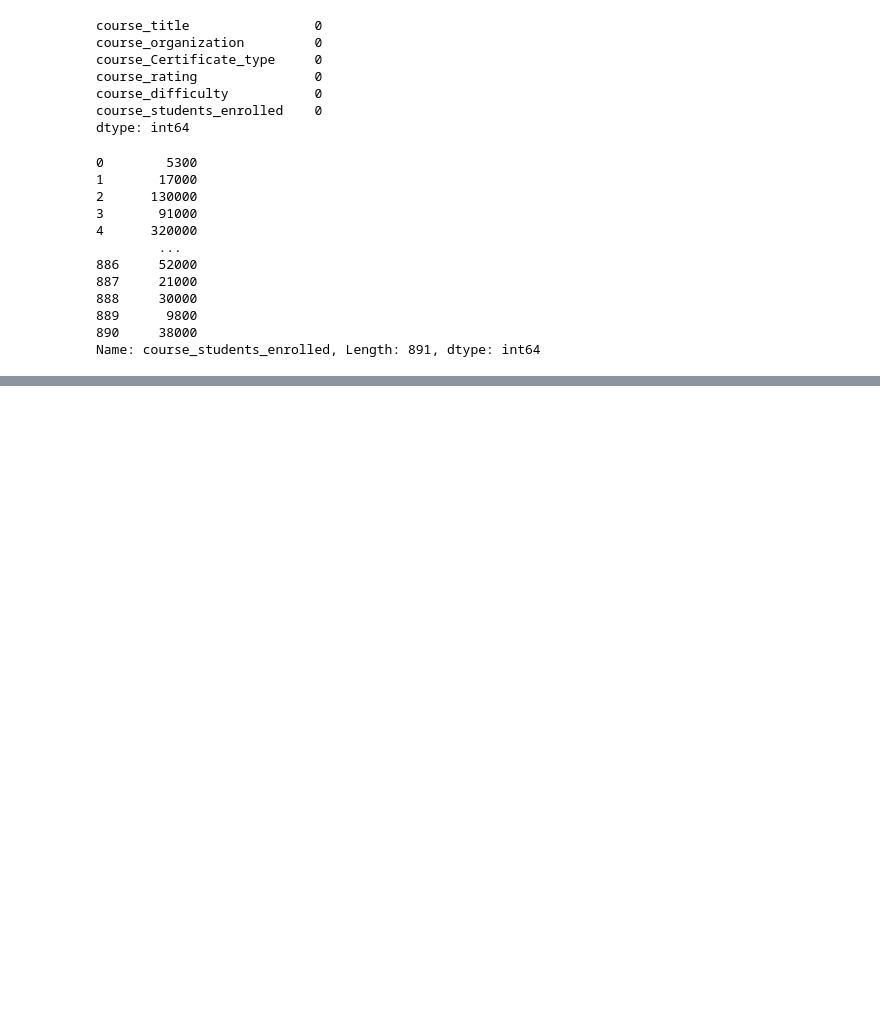
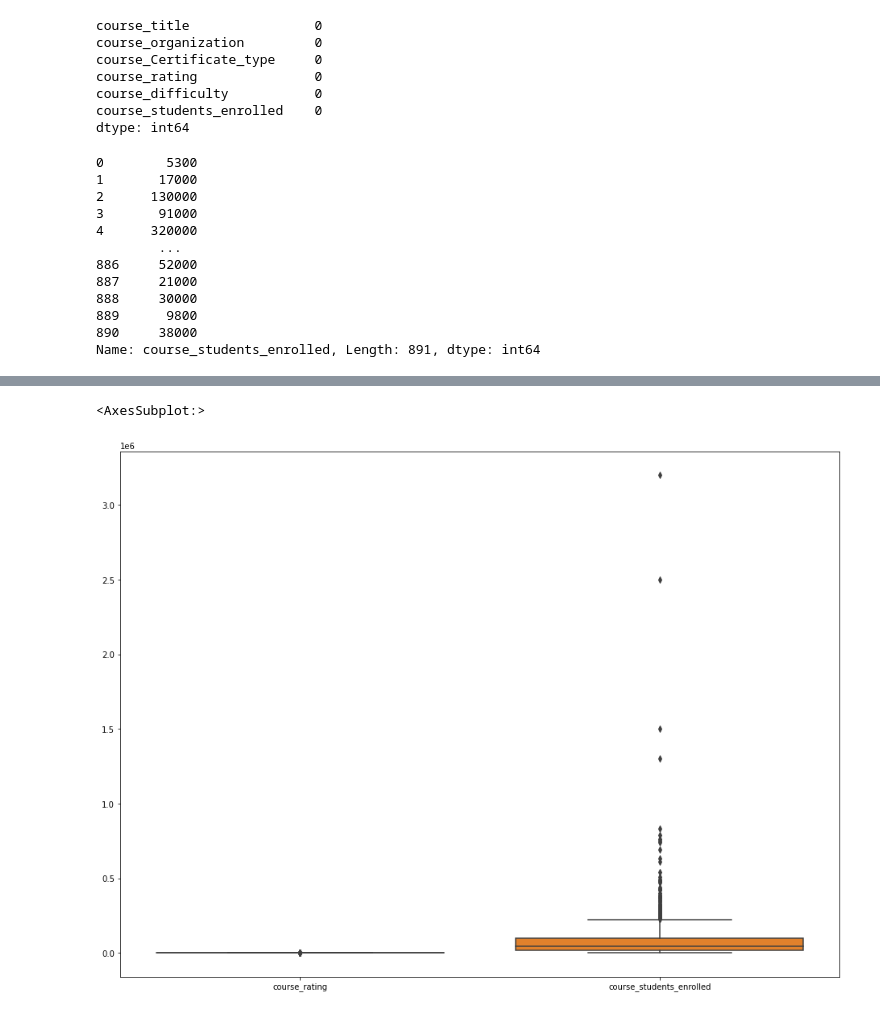
Before and after one commit to Kelvin-Arellano/Coursera, a Jupyter notebook: Untitled.ipynb, the cells around one changed output, grey strips where cells are left out. Saved outputs shown, nothing was run; the diff lists cells and outputs as text; code cells hidden in the pictures; blank space fills up the shorter version.

```diff
--- a/Untitled.ipynb
+++ b/Untitled.ipynb
@@ -126,0 +146,6 @@ Name: course_students_enrolled, Length: 891, dtype: int64
+# %%
+plt.figure(figsize=(16,12))
+sns.boxplot(data=df)
+# %% [output]
+<AxesSubplot:>
+[figure, added]
```
Also changed, not shown: parts of 3 cells of this notebook.
